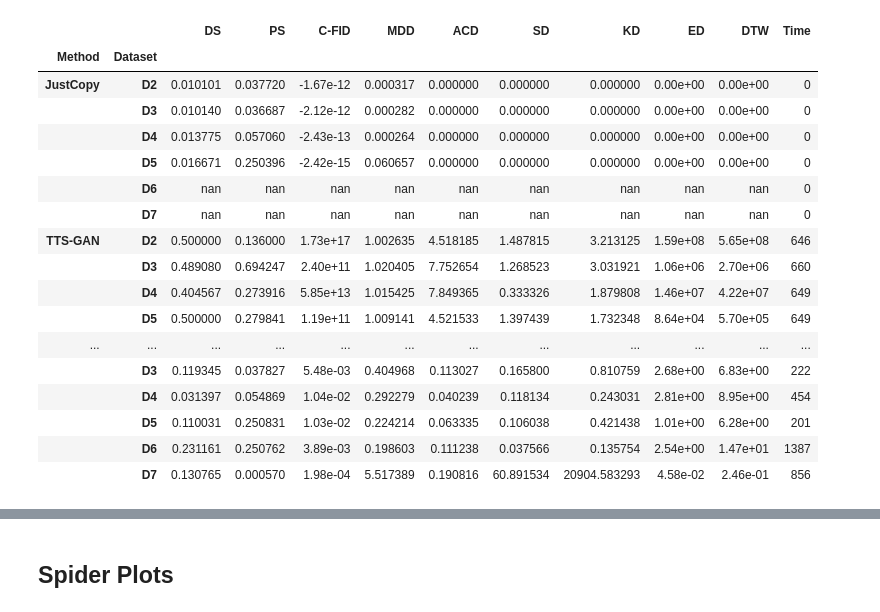
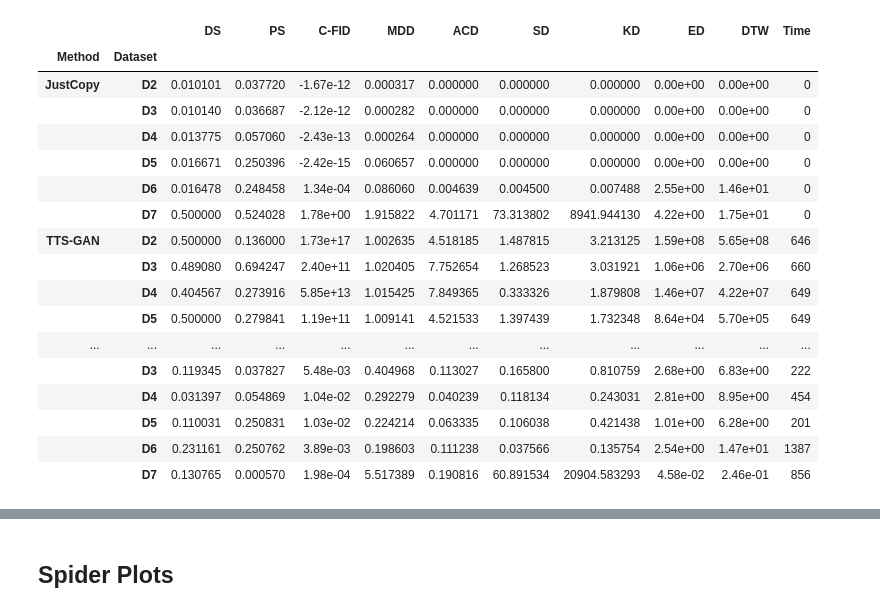
Before and after one commit to istvan-derda/Istvans-TSGBench, a Jupyter notebook: visualizations/visualize_numeric_results.ipynb, the cells around one changed output, grey strips where cells are left out. Cells and saved outputs as stored; diff of their text form; code cells hidden in the pictures.

```diff
--- a/visualizations/visualize_numeric_results.ipynb
+++ b/visualizations/visualize_numeric_results.ipynb
@@ -50,30 +45,31 @@ Ignoring JustCopy D7: Expected one result file for JustCopy D7, instead matched
 # %%
 cm = sns.diverging_palette(h_neg=130, h_pos=0, as_cmap=True)
 
 def style_results_table(df):
     return df.style\
     .background_gradient(cmap=cm, vmin=0, vmax=0.5, subset=["DS", "PS"])\
     .background_gradient(cmap=cm, vmin=0, vmax=1, subset=["C-FID"])\
     .background_gradient(cmap=cm, vmin=0, vmax=2, subset=["MDD"])\
     .background_gradient(cmap=cm, vmin=0, vmax=1, subset=["ACD"])\
     .background_gradient(cmap=cm, vmin=0, vmax=1, subset=["SD"])\
     .background_gradient(cmap=cm, vmin=0, vmax=3, subset=["KD"])\
     .background_gradient(cmap=cm, vmin=0, vmax=3, subset=["ED"])\
     .background_gradient(cmap=cm, vmin=0, vmax=15, subset=["DTW"])\
     .background_gradient(cmap=cm, vmin=0, vmax=1000, subset=["Time"])\
     .format({"DTW": "{:.2e}", "C-FID": "{:.2e}", "ED": "{:.2e}"})
 
-
-style_results_table(df_all)
+# Note:
+# Some methods were trained on old D7 and or evaluated on old D7
+style_results_table(df_all)s
 # %% [output]
 |  |  | DS | PS | C-FID | MDD | ACD | SD | KD | ED | DTW | Time |
 | Method | Dataset |  |  |  |  |  |  |  |  |  |  |
 | JustCopy | D2 | 0.010101 | 0.037720 | -1.67e-12 | 0.000317 | 0.000000 | 0.000000 | 0.000000 | 0.00e+00 | 0.00e+00 | 0 |
 |  | D3 | 0.010140 | 0.036687 | -2.12e-12 | 0.000282 | 0.000000 | 0.000000 | 0.000000 | 0.00e+00 | 0.00e+00 | 0 |
 |  | D4 | 0.013775 | 0.057060 | -2.43e-13 | 0.000264 | 0.000000 | 0.000000 | 0.000000 | 0.00e+00 | 0.00e+00 | 0 |
 |  | D5 | 0.016671 | 0.250396 | -2.42e-15 | 0.060657 | 0.000000 | 0.000000 | 0.000000 | 0.00e+00 | 0.00e+00 | 0 |
-|  | D6 | nan | nan | nan | nan | nan | nan | nan | nan | nan | 0 |
-|  | D7 | nan | nan | nan | nan | nan | nan | nan | nan | nan | 0 |
+|  | D6 | 0.016478 | 0.248458 | 1.34e-04 | 0.086060 | 0.004639 | 0.004500 | 0.007488 | 2.55e+00 | 1.46e+01 | 0 |
+|  | D7 | 0.500000 | 0.524028 | 1.78e+00 | 1.915822 | 4.701171 | 73.313802 | 8941.944130 | 4.22e+00 | 1.75e+01 | 0 |
 | TTS-GAN | D2 | 0.500000 | 0.136000 | 1.73e+17 | 1.002635 | 4.518185 | 1.487815 | 3.213125 | 1.59e+08 | 5.65e+08 | 646 |
 |  | D3 | 0.489080 | 0.694247 | 2.40e+11 | 1.020405 | 7.752654 | 1.268523 | 3.031921 | 1.06e+06 | 2.70e+06 | 660 |
 |  | D4 | 0.404567 | 0.273916 | 5.85e+13 | 1.015425 | 7.849365 | 0.333326 | 1.879808 | 1.46e+07 | 4.22e+07 | 649 |
```
Also changed, not shown: parts of 15 cells of this notebook, 8 other files.
